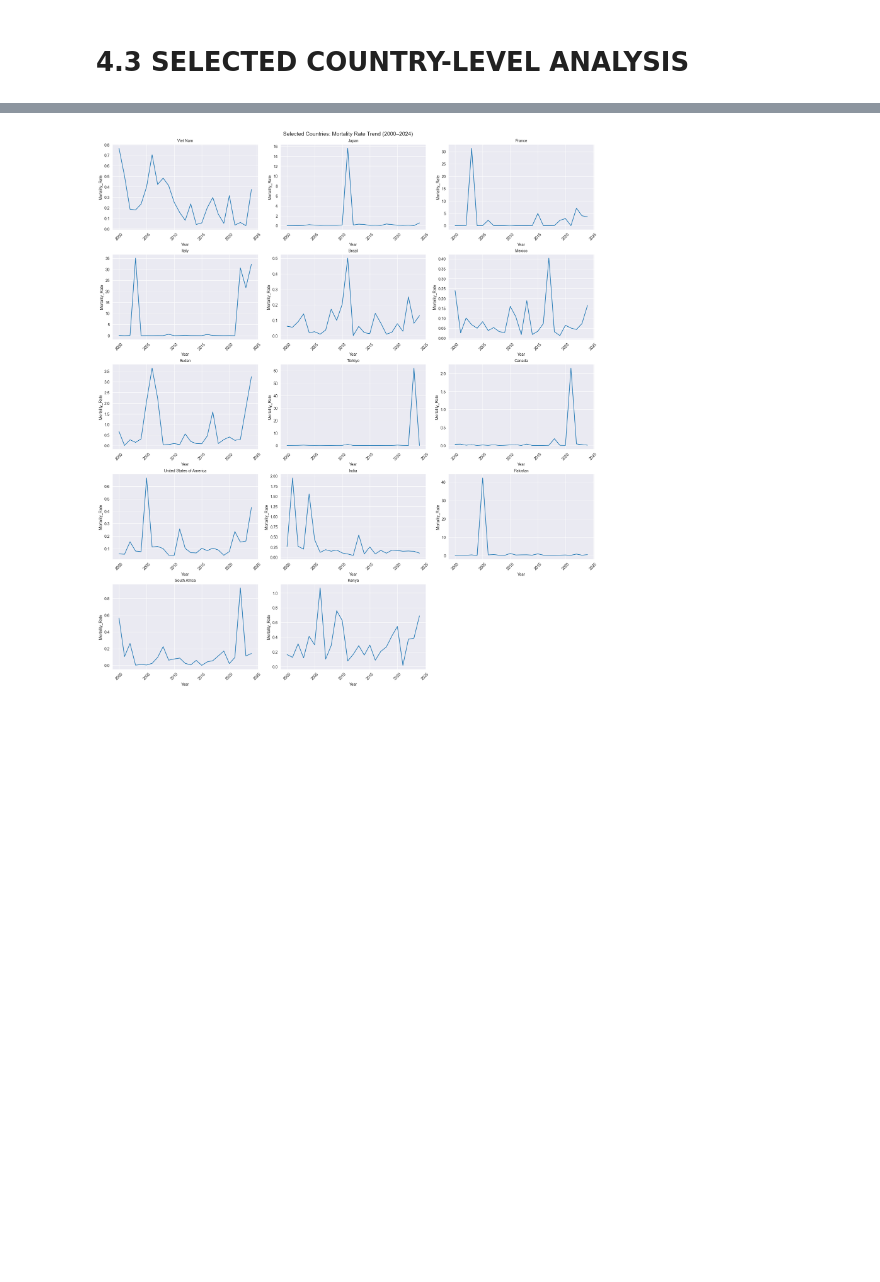
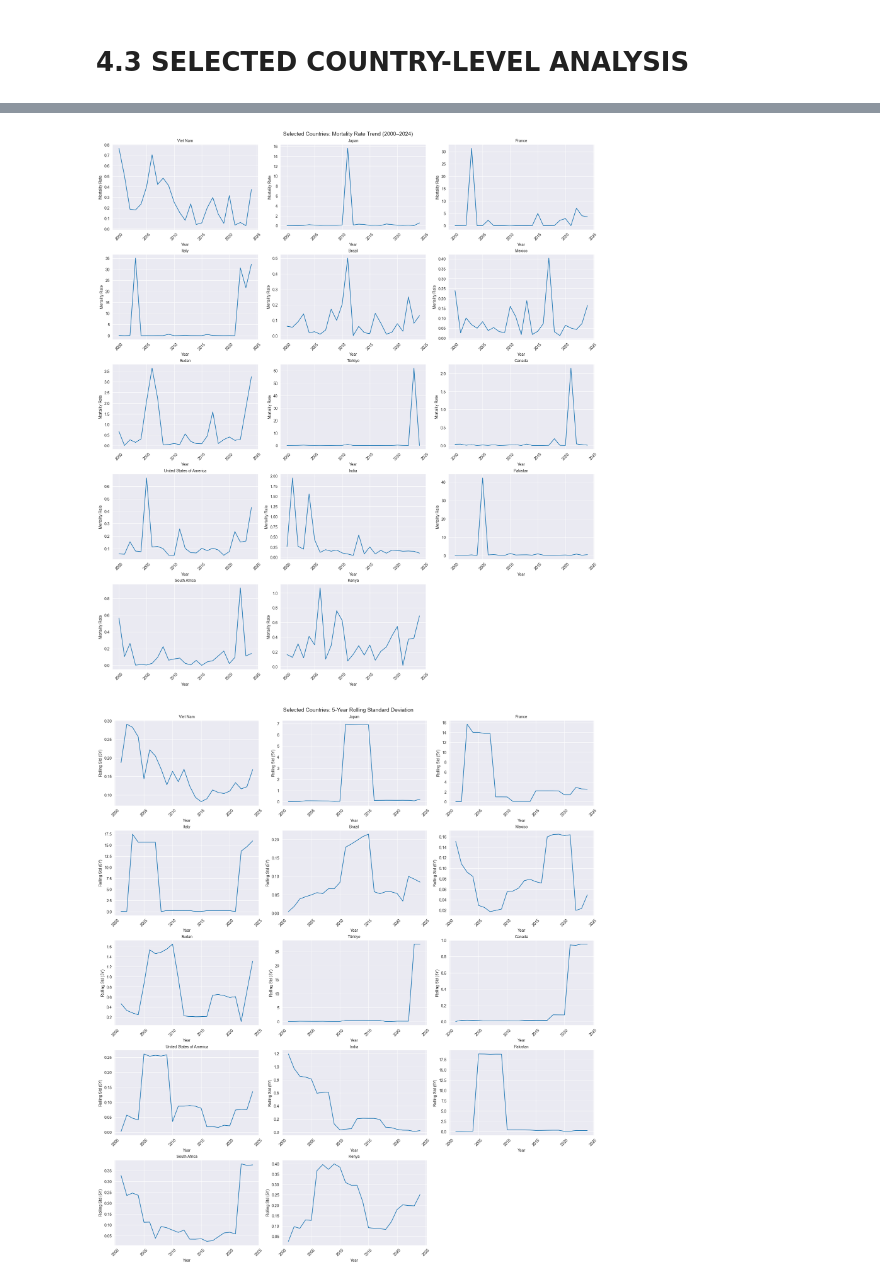
Before and after one commit to NgocMypzg/Mortality_Rate_Forecasting, a Jupyter notebook: notebook/eda.ipynb, the cells around one changed output, grey strips where cells are left out. Cells and saved outputs as stored; diff of their text form; code cells hidden in the pictures; blank space fills up the shorter version.

```diff
--- a/notebook/eda.ipynb
+++ b/notebook/eda.ipynb
@@ -360,9 +215,20 @@ selected_countries = [
 
 country_df = df[df["Country"].isin(selected_countries)].copy()
 
-# 4.3.2 Country Trend Comparison (All Selected Countries) - (giữ nếu bạn muốn)
-plt.figure(figsize=(16,8), constrained_layout=True)
-sns.lineplot(data=country_df, x="Year", y="Mortality_Rate", hue="Country")
+# 4.3.2 Country Trend Comparison (All Selected Countries)
+country_trend = (
+    country_df.groupby(["Country", "Year"])[["Total_Deaths", "Population"]]
+    .sum()
+    .reset_index()
+    .sort_values(["Country", "Year"])
+)
+
+country_trend["Mortality_Rate"] = (
+    country_trend["Total_Deaths"] / country_trend["Population"]
+) * 100000
+
+plt.figure(figsize=(16, 8), constrained_layout=True)
+sns.lineplot(data=country_trend, x="Year", y="Mortality_Rate", hue="Country")
 plt.title("Selected Countries - Mortality Rate Trends Over Time")
 plt.xlabel("Year")
 plt.ylabel("Mortality Rate")
@@ -371,75 +237,69 @@ plt.show()
 plt.close()
 
 # Prepare grouped series
-plot_df = (
-    df[df["Country"].isin(selected_countries)]
-    .groupby(["Country", "Year"])["Mortality_Rate"]
-    .mean()
-    .reset_index()
-    .sort_values(["Country", "Year"])
-)
+plot_df = country_trend.copy()
 
-countries = selected_countries
-n = len(countries)
-
-# 4.3.3 Trend ONLY (1 figure)
 countries = selected_countries
 n = len(countries)
 
 ncols = 3
 nrows = int(np.ceil(n / ncols))
+window = 5
 
+# 4.3.3 Trend
 fig, axes = plt.subplots(
     nrows=nrows, ncols=ncols,
     figsize=(18, 4.0 * nrows),
     sharex=True,
     constrained_layout=True
 )
 
 axes = np.array(axes).reshape(-1)
 
 for i, c in enumerate(countries):
     ts = plot_df[plot_df["Country"] == c].sort_values("Year")
     ax = axes[i]
     ax.plot(ts["Year"], ts["Mortality_Rate"])
     ax.set_title(c, fontsize=10)
-
-    ax.set_ylabel("Mortality_Rate")
+    ax.set_ylabel("Mortality Rate")
     ax.set_xlabel("Year")
-
-    # ép hiển thị tick x cho tất cả subplot
     ax.tick_params(axis="x", labelbottom=True, labelrotation=45)
 
-# tắt subplot dư
 for j in range(i + 1, len(axes)):
     axes[j].axis("off")
 
 fig.suptitle("Selected Countries: Mortality Rate Trend (2000–2024)", fontsize=14)
 plt.show()
 plt.close()
 
-# # =========================
-# # 4.3.4 Volatility ONLY (1 figure)
-# # =========================
-# fig, axes = plt.subplots(
-#     nrows=n, ncols=1,
-#     figsize=(18, 2.0 * n),
-#     constrained_layout=True
-# )
-#
-# for i, c in enumerate(countries):
-#     ts = plot_df[plot_df["Country"] == c].sort_values("Year").copy()
-#     ts["roll_std_5y"] = ts["Mortality_Rate"].rolling(5).std()
-#
-#     axes[i].plot(ts["Year"], ts["roll_std_5y"])
-#     axes[i].set_title(f"{c} - 5Y Rolling Std", fontsize=10)
-#     axes[i].set_xlabel("Year")
-#     axes[i].set_ylabel("Rolling Std (5Y)")
-#     axes[i].tick_params(axis="x", labelrotation=45)
-#
-# fig.suptitle("Selected Countries: 5-Year Rolling Volatility", fontsize=14)
-# plt.show()
-# plt.close()
+# 4.3.4 Rolling Std (Volatility)
+fig, axes = plt.subplots(
+    nrows=nrows, ncols=ncols,
+    figsize=(18, 4.0 * nrows),
+    sharex=True,
+    constrained_layout=True
+)
+
+axes = np.array(axes).reshape(-1)
+
+for i, c in enumerate(countries):
+    ts = plot_df[plot_df["Country"] == c].sort_values("Year").copy()
+    ts["Rolling_Std"] = ts["Mortality_Rate"].rolling(window=window, min_periods=1).std()
+
+    ax = axes[i]
+    ax.plot(ts["Year"], ts["Rolling_Std"])
+    ax.set_title(c, fontsize=10)
+    ax.set_ylabel(f"Rolling Std ({window}Y)")
+    ax.set_xlabel("Year")
+    ax.tick_params(axis="x", labelbottom=True, labelrotation=45)
+
+for j in range(i + 1, len(axes)):
+    axes[j].axis("off")
+
+fig.suptitle(f"Selected Countries: {window}-Year Rolling Standard Deviation", fontsize=14)
+plt.show()
+plt.close()
 # %% [output]
 [figure]
 [figure]
+[figure, added]
```
Also changed, not shown: parts of 8 cells of this notebook.
